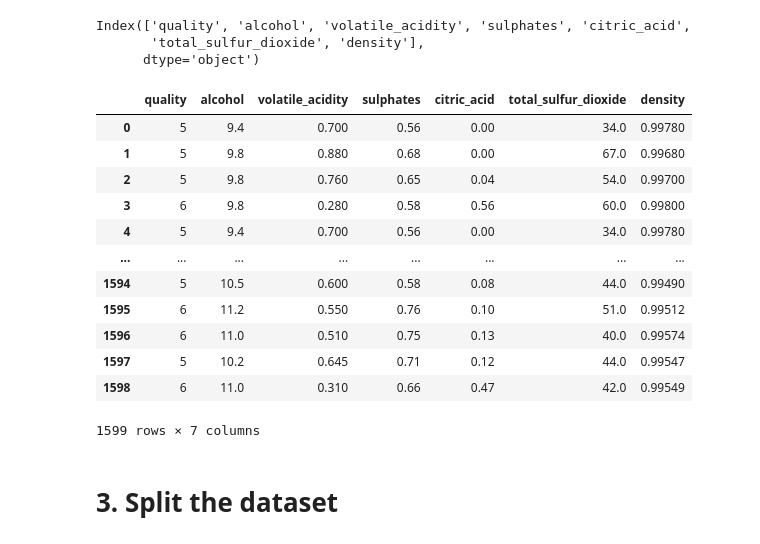
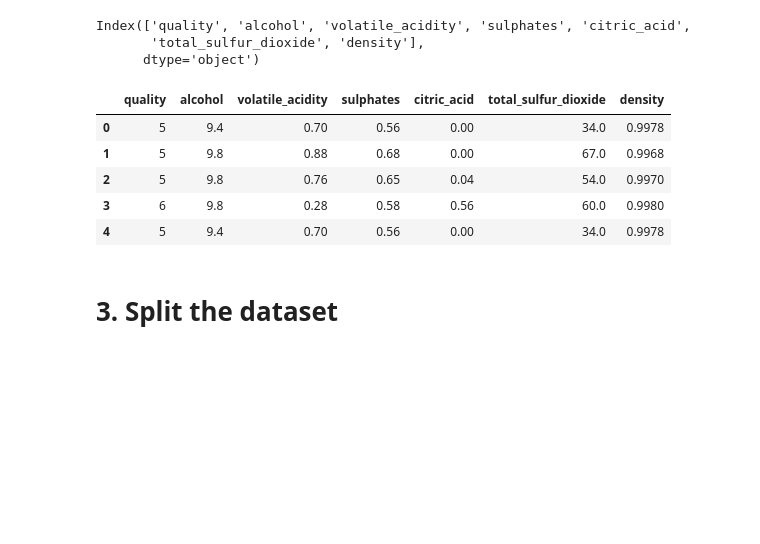
Before and after one commit to Valkea/ML_Wine, a Jupyter notebook: EDA - Wine - Multiclass Classification.ipynb, the cells around one changed output. Drawn from its saved outputs; the diff is of its cells as text; code cells hidden in the pictures; blank space fills up the shorter version.

```diff
--- a/EDA - Wine - Multiclass Classification.ipynb
+++ b/EDA - Wine - Multiclass Classification.ipynb
@@ -264,21 +260,14 @@ Index(['quality', 'alcohol', 'volatile_acidity', 'sulphates', 'citric_acid',
       dtype='object')
 # %%
 df = data[selected_columns]
-df
+df.head(5)
 # %% [output]
 |  | quality | alcohol | volatile_acidity | sulphates | citric_acid | total_sulfur_dioxide | density |
-| 0 | 5 | 9.4 | 0.700 | 0.56 | 0.00 | 34.0 | 0.99780 |
-| 1 | 5 | 9.8 | 0.880 | 0.68 | 0.00 | 67.0 | 0.99680 |
-| 2 | 5 | 9.8 | 0.760 | 0.65 | 0.04 | 54.0 | 0.99700 |
-| 3 | 6 | 9.8 | 0.280 | 0.58 | 0.56 | 60.0 | 0.99800 |
-| 4 | 5 | 9.4 | 0.700 | 0.56 | 0.00 | 34.0 | 0.99780 |
-| ... | ... | ... | ... | ... | ... | ... | ... |
-| 1594 | 5 | 10.5 | 0.600 | 0.58 | 0.08 | 44.0 | 0.99490 |
-| 1595 | 6 | 11.2 | 0.550 | 0.76 | 0.10 | 51.0 | 0.99512 |
-| 1596 | 6 | 11.0 | 0.510 | 0.75 | 0.13 | 40.0 | 0.99574 |
-| 1597 | 5 | 10.2 | 0.645 | 0.71 | 0.12 | 44.0 | 0.99547 |
-| 1598 | 6 | 11.0 | 0.310 | 0.66 | 0.47 | 42.0 | 0.99549 |
+| 0 | 5 | 9.4 | 0.70 | 0.56 | 0.00 | 34.0 | 0.9978 |
+| 1 | 5 | 9.8 | 0.88 | 0.68 | 0.00 | 67.0 | 0.9968 |
+| 2 | 5 | 9.8 | 0.76 | 0.65 | 0.04 | 54.0 | 0.9970 |
+| 3 | 6 | 9.8 | 0.28 | 0.58 | 0.56 | 60.0 | 0.9980 |
+| 4 | 5 | 9.4 | 0.70 | 0.56 | 0.00 | 34.0 | 0.9978 |
-1599 rows × 7 columns
 # %% [markdown]
 # 3. Split the dataset <a class="anchor" id="P03"></a>
 # %% [markdown]
```
Also changed, not shown: parts of 36 cells of this notebook.
